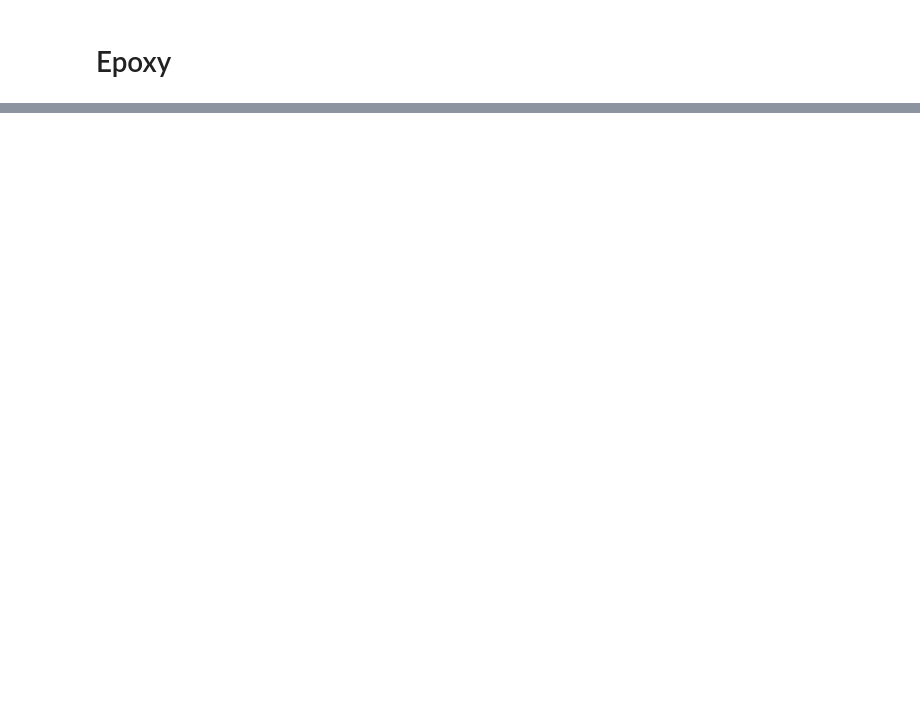
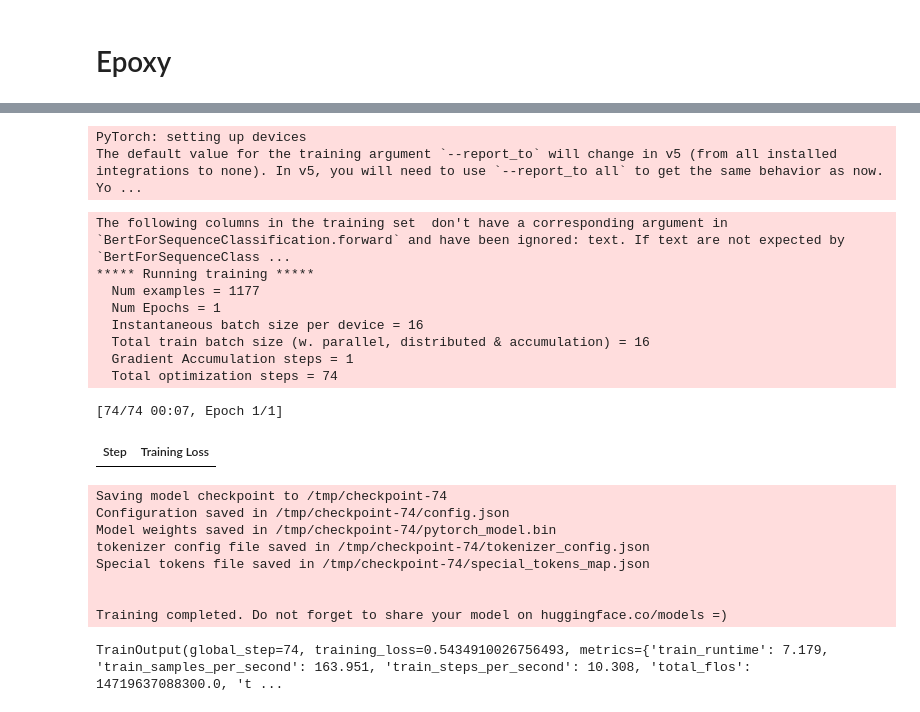
Before and after one commit to argilla-io/argilla, a Jupyter notebook: docs/tutorials/epoxy.ipynb, the cells around one changed output, grey strips where cells are left out. Saved outputs shown, nothing was run; the diff lists cells and outputs as text; code cells hidden in the pictures; blank space fills up the shorter version.

```diff
--- a/docs/tutorials/epoxy.ipynb
+++ b/docs/tutorials/epoxy.ipynb
@@ -446,0 +552,4 @@ sorted(list(nlp("Dude, Totally, Yeah, Video Games").cats.items()))[-1]
+# %%
+tokenizer = AutoTokenizer.from_pretrained("bert-base-uncased")
+data_collator = DataCollatorWithPadding(tokenizer=tokenizer)
+model = AutoModelForSequenceClassification.from_pretrained("bert-base-uncased", num_labels=2)
@@ -446,0 +574,55 @@ sorted(list(nlp("Dude, Totally, Yeah, Video Games").cats.items()))[-1]
+# %%
+import copy
+from torch import nn
+
+def deleteEncodingLayers(model, num_layers):  # must pass in the full bert model
+    oldModuleList = model.bert.encoder.layer
+    newModuleList = nn.ModuleList()
+
+    # Now iterate over all layers, only keepign only the relevant layers.
+    for i in range(0, num_layers):
+        newModuleList.append(oldModuleList[i])
+
+    # create a copy of the model, modify it with the new list, and return
+    copyOfModel = copy.deepcopy(model)
+    copyOfModel.bert.encoder.layer = newModuleList
+
+    return copyOfModel
+# %%
+model = deleteEncodingLayers(model, 2)
+# %%
+from datasets import Dataset, load_dataset
+import pandas as pd
+
+df = pd.read_csv("flyingsquid.csv")[["text", "label"]]
+train_dataset = Dataset.from_pandas(df)
+
+df = pd.read_csv("yt_comments_test.csv")[["text", "label"]]
+dev_dataset = Dataset.from_pandas(df)
+
+trainer = get_trainer(train_dataset, dev_dataset, tokenizer, data_collator, model)
+# %% [output]
+PyTorch: setting up devices
+The default value for the training argument `--report_to` will change in v5 (from all installed integrations to none). In v5, you will need to use `--report_to all` to get the same behavior as now. Yo ...
+# %%
+trainer.train()
+# %% [output]
+The following columns in the training set  don't have a corresponding argument in `BertForSequenceClassification.forward` and have been ignored: text. If text are not expected by `BertForSequenceClass ...
+***** Running training *****
+  Num examples = 1177
+  Num Epochs = 1
+  Instantaneous batch size per device = 16
+  Total train batch size (w. parallel, distributed & accumulation) = 16
+  Gradient Accumulation steps = 1
+  Total optimization steps = 74
+[74/74 00:07, Epoch 1/1]
+| Step | Training Loss |
+Saving model checkpoint to /tmp/checkpoint-74
+Configuration saved in /tmp/checkpoint-74/config.json
+Model weights saved in /tmp/checkpoint-74/pytorch_model.bin
+tokenizer config file saved in /tmp/checkpoint-74/tokenizer_config.json
+Special tokens file saved in /tmp/checkpoint-74/special_tokens_map.json
+
+
+Training completed. Do not forget to share your model on huggingface.co/models =)
+TrainOutput(global_step=74, training_loss=0.5434910026756493, metrics={'train_runtime': 7.179, 'train_samples_per_second': 163.951, 'train_steps_per_second': 10.308, 'total_flos': 14719637088300.0, 't ...
```
Also changed, not shown: parts of 34 cells of this notebook, 4 other files.
